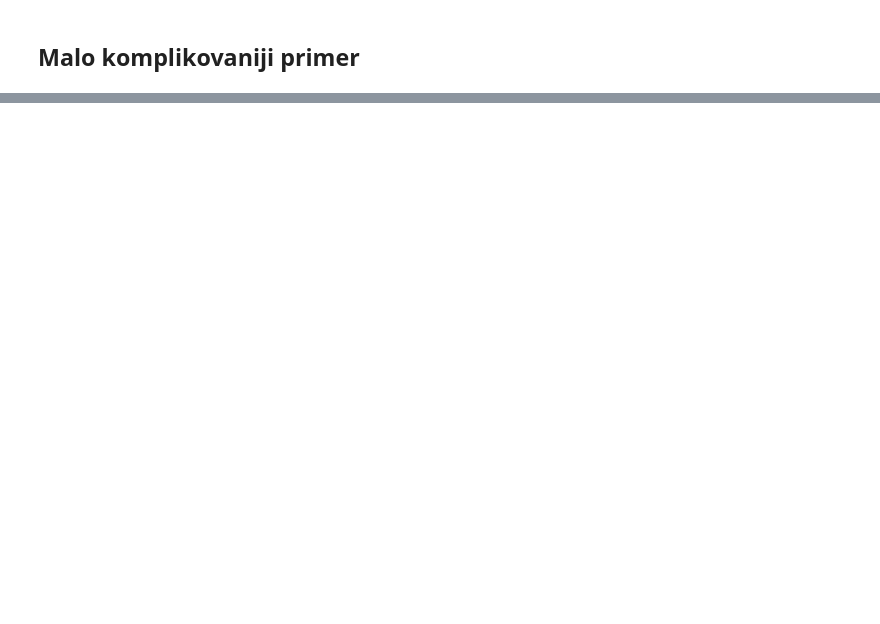
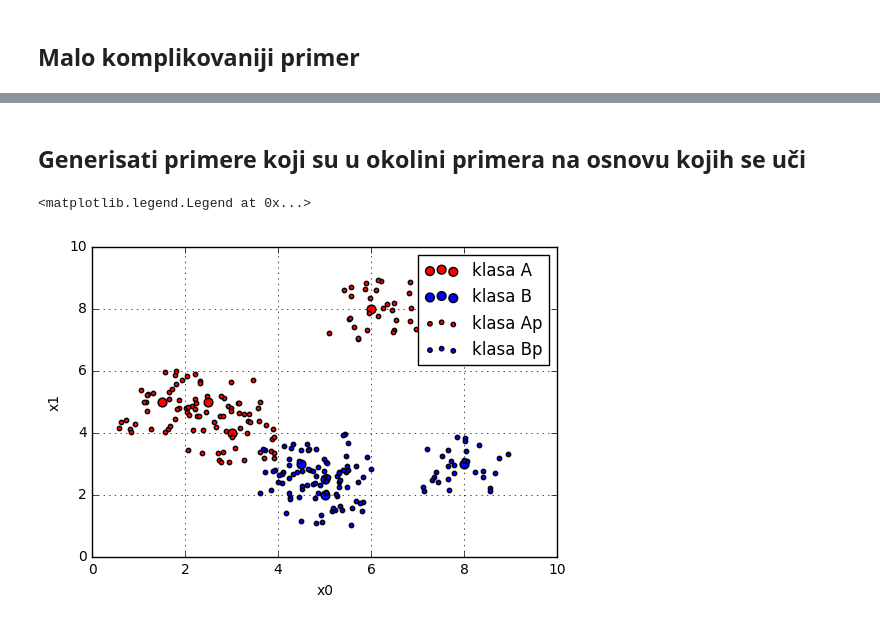
Before and after one commit to ftn-ai-lab/ori-2017-e2, a Jupyter notebook: teorija/02-masinsko ucenje/01-linearni klasifikator.ipynb, the cells around one changed output, grey strips where cells are left out. Cells and saved outputs as stored; diff of their text form; code cells hidden in the pictures; blank space fills up the shorter version.

```diff
--- a/teorija/02-masinsko ucenje/01-linearni klasifikator.ipynb
+++ b/teorija/02-masinsko ucenje/01-linearni klasifikator.ipynb
@@ -185,0 +210,42 @@ plt.legend()
+# %% [markdown]
+## Generisati primere koji su u okolini primera na osnovu kojih se uči
+# %%
+import random
+
+klasaAp = []
+
+klasaBp = []
+
+for el in klasaA:
+    for r in range(30):
+        da = random.uniform(-1, 1)
+        db = random.uniform(-1, 1)
+        klasaAp.append([el[0]+da, el[1]+db, 1.])
+
+for el in klasaB:
+    for r in range(30):
+        da = random.uniform(-1, 1)
+        db = random.uniform(-1, 1)
+        klasaBp.append([el[0]+da, el[1]+db, 1.])
+
+
+klasaA = np.array(klasaA)
+klasaB = np.array(klasaB)
+
+klasaAp = np.array(klasaAp)
+klasaBp = np.array(klasaBp)
+
+
+plt.scatter(klasaA[:,0], klasaA[:,1], c='r', label='klasa A', s=40)
+plt.scatter(klasaB[:,0], klasaB[:,1], c='b', label='klasa B', s=40)
+
+plt.scatter(klasaAp[:,0], klasaAp[:,1], c='r', label='klasa Ap', s=10)
+plt.scatter(klasaBp[:,0], klasaBp[:,1], c='b', label='klasa Bp', s=10)
+
+plt.grid(True)
+plt.xlabel('x0')
+plt.ylabel('x1')
+plt.legend()
+# %% [output]
+<matplotlib.legend.Legend at 0x...>
+[figure, added]
```
Also changed, not shown: parts of 17 cells of this notebook, 1 other file.
